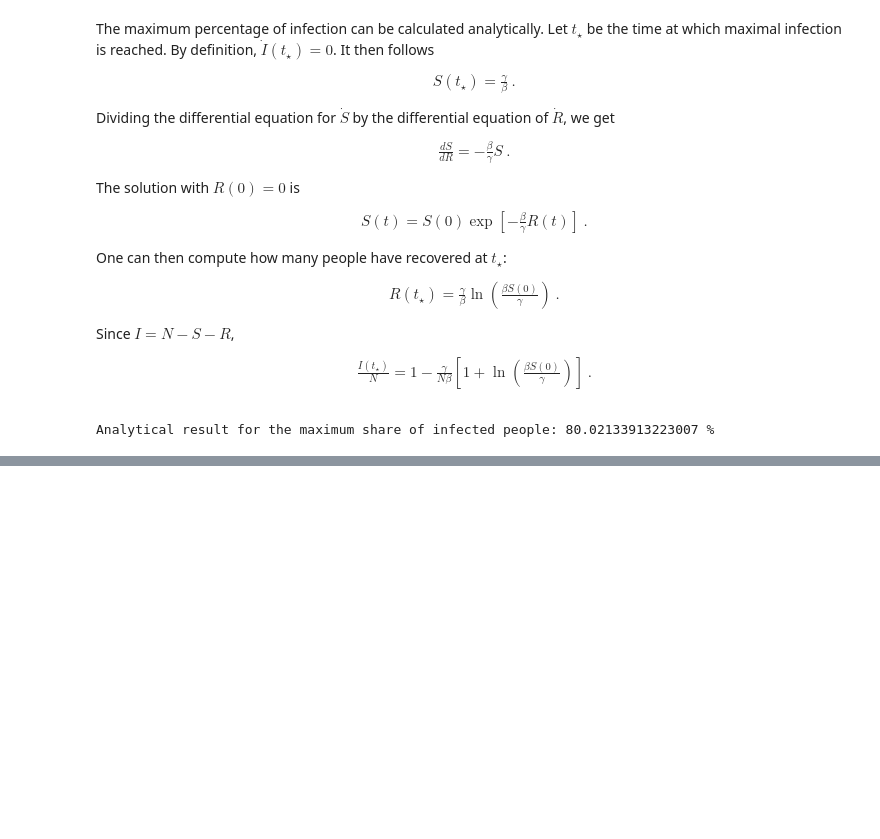
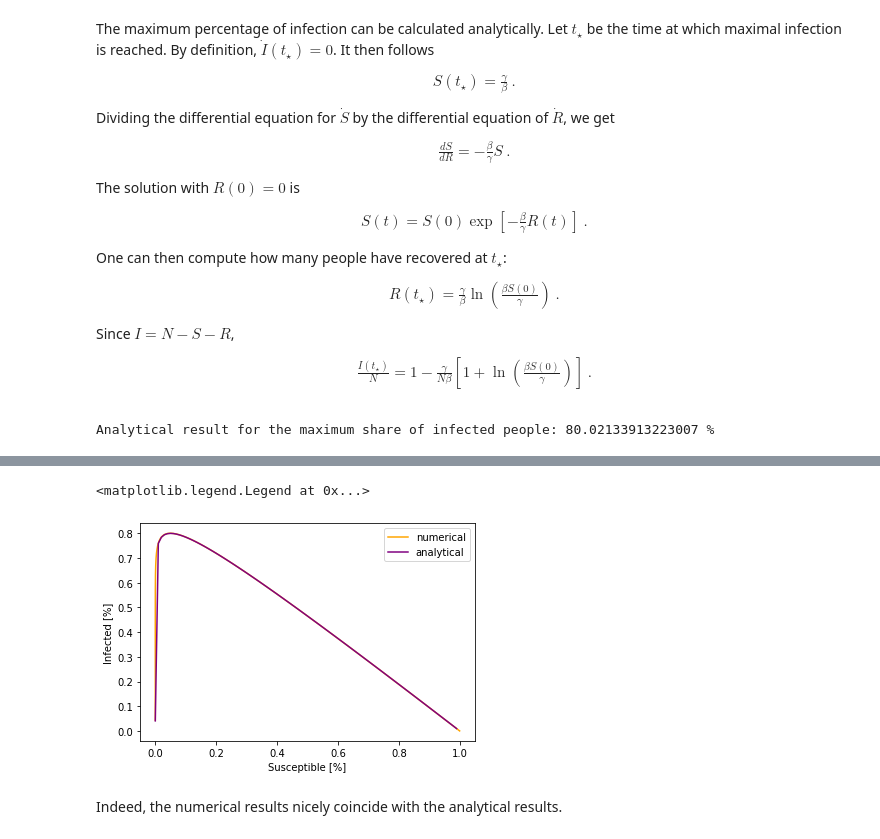
Before and after one commit to psm89/Epidemiology, a Jupyter notebook: SIR_Model.ipynb, the cells around one changed output, grey strips where cells are left out. Saved outputs shown, nothing was run; the diff lists cells and outputs as text; code cells hidden in the pictures; blank space fills up the shorter version.

Commit message:
adding S-I-plot

```diff
--- a/SIR_Model.ipynb
+++ b/SIR_Model.ipynb
@@ -120,0 +139,12 @@ Analytical result for the maximum share of infected people: 80.02133913223007 %
+# %%
+plt.plot(S_list,I_list, 'orange', label = 'numerical')
+x = np.arange(min(S_list),1,0.01)
+plt.plot(x, 1-x+(gamma/(beta*N))*np.log(x/S_list[0]), 'purple', label = 'analytical')
+plt.xlabel('Susceptible [%]')
+plt.ylabel('Infected [%]')
+plt.legend()
+# %% [output]
+<matplotlib.legend.Legend at 0x...>
+[figure, added]
+# %% [markdown]
+Indeed, the numerical results nicely coincide with the analytical results.
```
Also changed, not shown: parts of 2 cells of this notebook.
